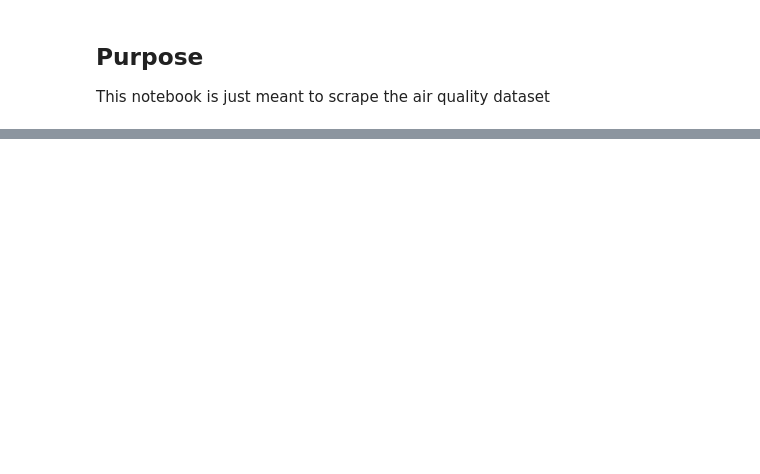
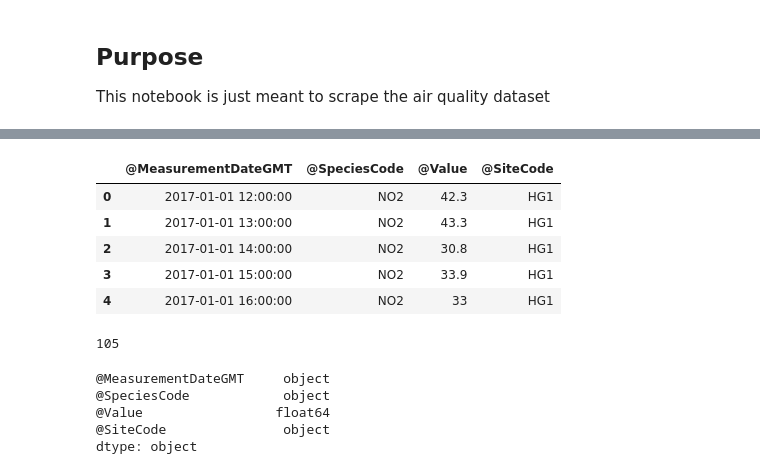
Before and after one commit to cmoscardi/ccw, a Jupyter notebook: scrape.ipynb, the cells around one changed output, grey strips where cells are left out. Drawn from its saved outputs; the diff is of its cells as text; code cells hidden in the pictures; blank space fills up the shorter version.

```diff
--- a/scrape.ipynb
+++ b/scrape.ipynb
@@ -96,0 +81,2 @@ p = joblib.Parallel(n_jobs=5)
+# %%
+info = _
@@ -96,0 +103,13 @@ p = joblib.Parallel(n_jobs=5)
+# %%
+df = pd.DataFrame(info[0]['AirQualityData']['Data'])
+# %%
+df['@SiteCode'] = info[0]['AirQualityData']['@SiteCode']
+# %%
+df.head()
+# %% [output]
+|  | @MeasurementDateGMT | @SpeciesCode | @Value | @SiteCode |
+| 0 | 2017-01-01 12:00:00 | NO2 | 42.3 | HG1 |
+| 1 | 2017-01-01 13:00:00 | NO2 | 43.3 | HG1 |
+| 2 | 2017-01-01 14:00:00 | NO2 | 30.8 | HG1 |
+| 3 | 2017-01-01 15:00:00 | NO2 | 33.9 | HG1 |
+| 4 | 2017-01-01 16:00:00 | NO2 | 33 | HG1 |
@@ -96,0 +124,4 @@ p = joblib.Parallel(n_jobs=5)
+# %%
+len(dfs)
+# %% [output]
+105
@@ -96,0 +130,8 @@ p = joblib.Parallel(n_jobs=5)
+# %%
+for df in dfs[]
+# %% [output]
+@MeasurementDateGMT     object
+@SpeciesCode            object
+@Value                 float64
+@SiteCode               object
+dtype: object
```
Also changed, not shown: parts of 7 cells of this notebook.
